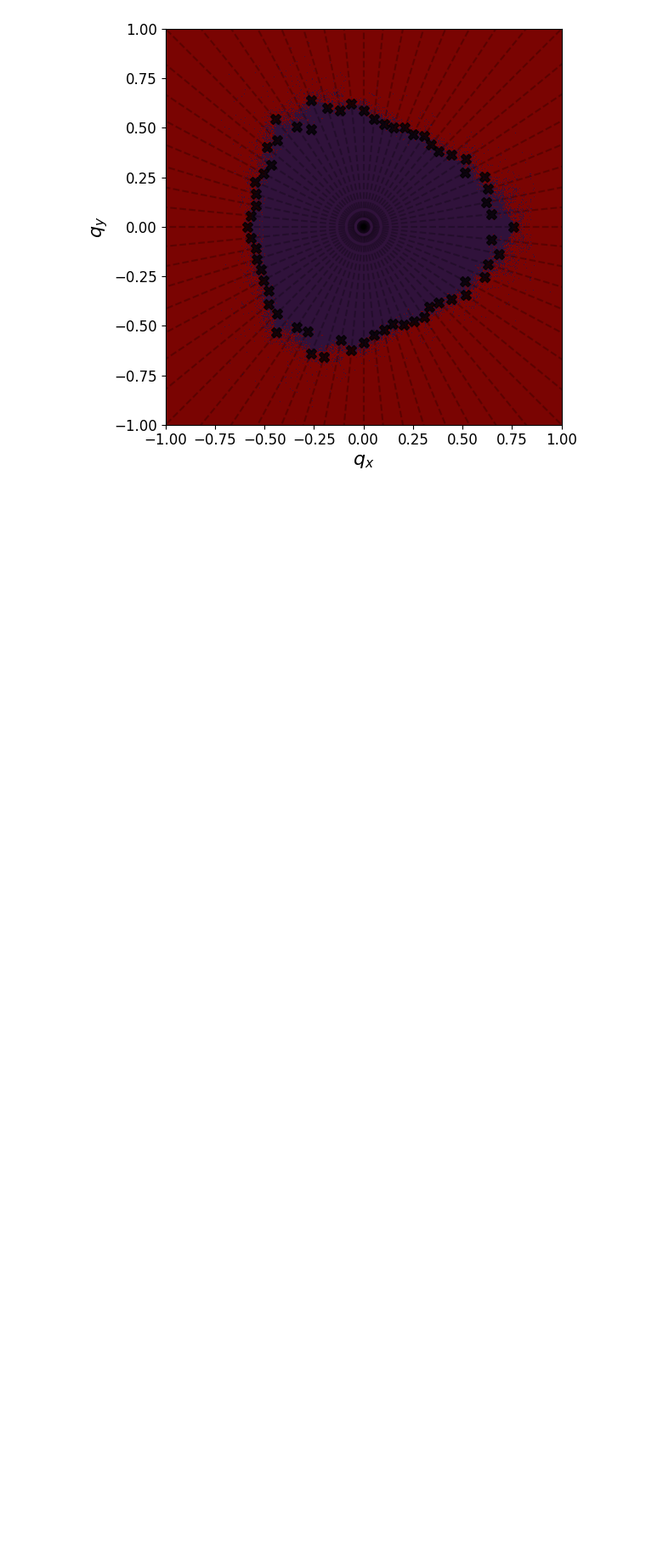
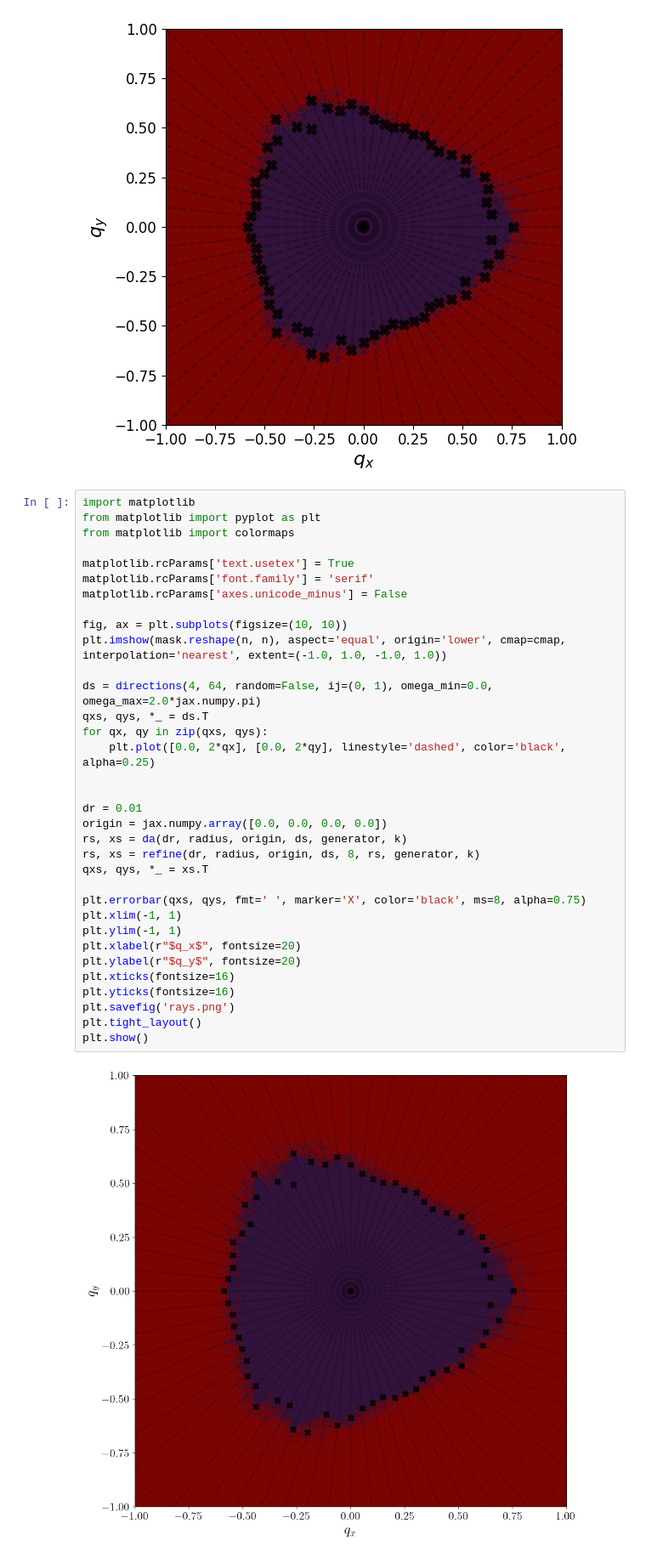
Before and after one commit to i-a-morozov/tohubohu, a Jupyter notebook: docs/source/examples/example-21.ipynb, the cells around one changed output. Shown at 85% size. Cells and saved outputs as stored; diff of their text form; blank space fills up the shorter version.

```diff
--- a/docs/source/examples/example-21.ipynb
+++ b/docs/source/examples/example-21.ipynb
@@ -175,6 +175,42 @@ plt.tight_layout()
 plt.show()
 # %% [output]
 [figure]
+# %%
+import matplotlib
+from matplotlib import pyplot as plt
+from matplotlib import colormaps
+
+matplotlib.rcParams['text.usetex'] = True
+matplotlib.rcParams['font.family'] = 'serif'
+matplotlib.rcParams['axes.unicode_minus'] = False
+
+fig, ax = plt.subplots(figsize=(10, 10))
+plt.imshow(mask.reshape(n, n), aspect='equal', origin='lower', cmap=cmap, interpolation='nearest', extent=(-1.0, 1.0, -1.0, 1.0))
+
+ds = directions(4, 64, random=False, ij=(0, 1), omega_min=0.0, omega_max=2.0*jax.numpy.pi)
+qxs, qys, *_ = ds.T
+for qx, qy in zip(qxs, qys):
+    plt.plot([0.0, 2*qx], [0.0, 2*qy], linestyle='dashed', color='black', alpha=0.25)
+
+
+dr = 0.01
+origin = jax.numpy.array([0.0, 0.0, 0.0, 0.0])
+rs, xs = da(dr, radius, origin, ds, generator, k)
+rs, xs = refine(dr, radius, origin, ds, 8, rs, generator, k)
+qxs, qys, *_ = xs.T
+
+plt.errorbar(qxs, qys, fmt=' ', marker='X', color='black', ms=8, alpha=0.75)
+plt.xlim(-1, 1)
+plt.ylim(-1, 1)
+plt.xlabel(r"$q_x$", fontsize=20)
+plt.ylabel(r"$q_y$", fontsize=20)
+plt.xticks(fontsize=16)
+plt.yticks(fontsize=16)
+plt.savefig('rays.png')
+plt.tight_layout()
+plt.show()
+# %% [output]
+[figure, added]
 # %%
 # The above plot shows what is practically called the dynamic aperture -- a stable region for a given number of iterations
 # Grid-based computation provides more detail on the shape, while ray-based computation is much more computationally efficient
```
Also changed, not shown: 7 other files.
